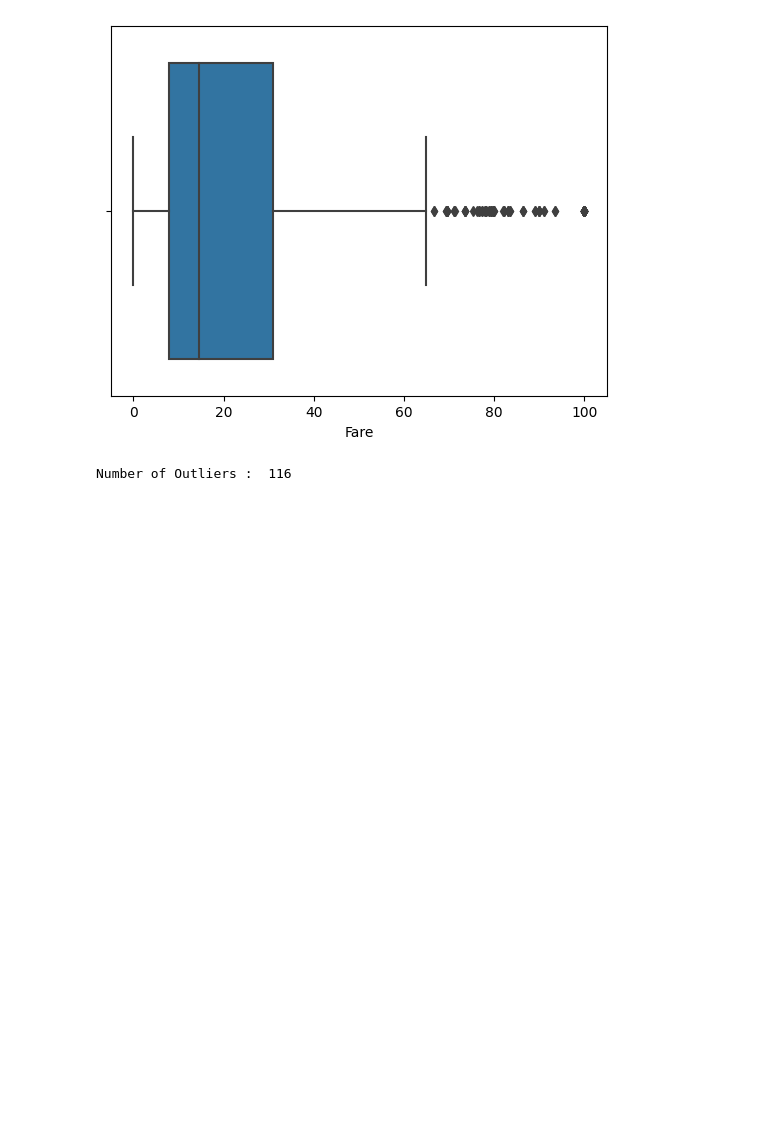
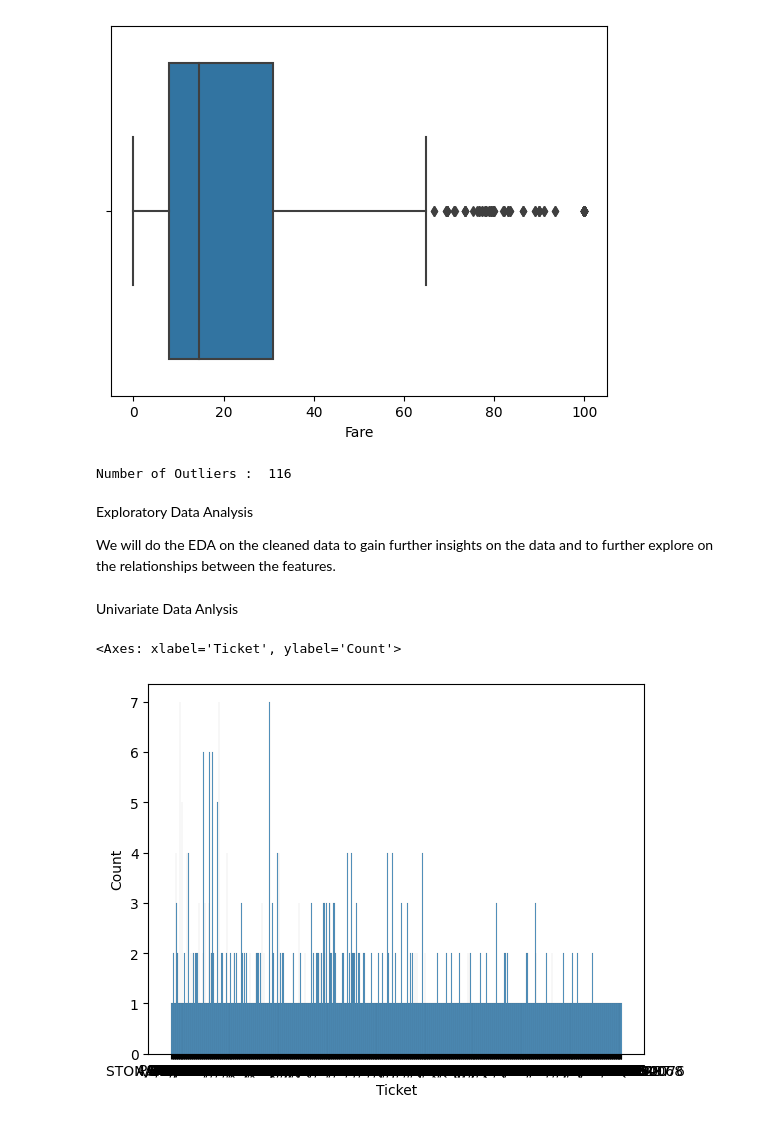
Before and after one commit to mehtasumit1007/TitanicPredictionModelling, a Jupyter notebook: Modelling_Main.ipynb, the cells around one changed output. Saved outputs shown, nothing was run; the diff lists cells and outputs as text; code cells hidden in the pictures; blank space fills up the shorter version.

Commit message:
Udpated the Univariate and Bivariate Analysis

```diff
--- a/Modelling_Main.ipynb
+++ b/Modelling_Main.ipynb
@@ -258,3 +191,14 @@ print("Number of Outliers : ", len(outliers))
 Number of Outliers :  116
 # %%
 df_titanic['Fare'] = df_titanic['Fare'].clip(upper = 100)
+# %% [markdown]
+Exploratory Data Analysis
+
+We will do the EDA on the cleaned data to gain further insights on the data and to further explore on the relationships between the features.
+# %% [markdown]
+Univariate Data Anlysis
+# %%
+sns.histplot(df_titanic['Ticket'].dropna(),kde=False)
+# %% [output]
+<Axes: xlabel='Ticket', ylabel='Count'>
+[figure, added]
```
Also changed, not shown: parts of 13 cells of this notebook.
